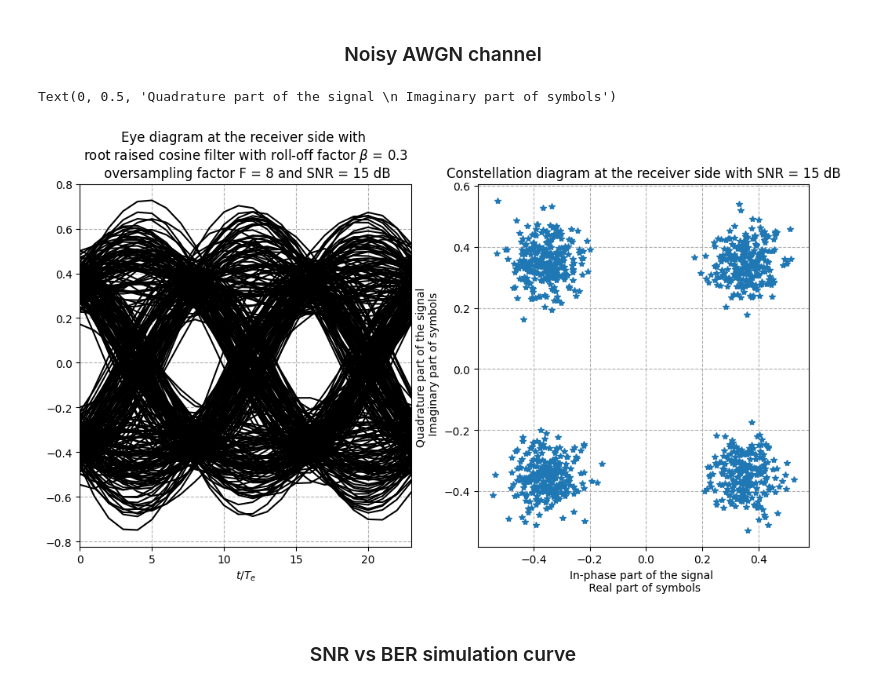
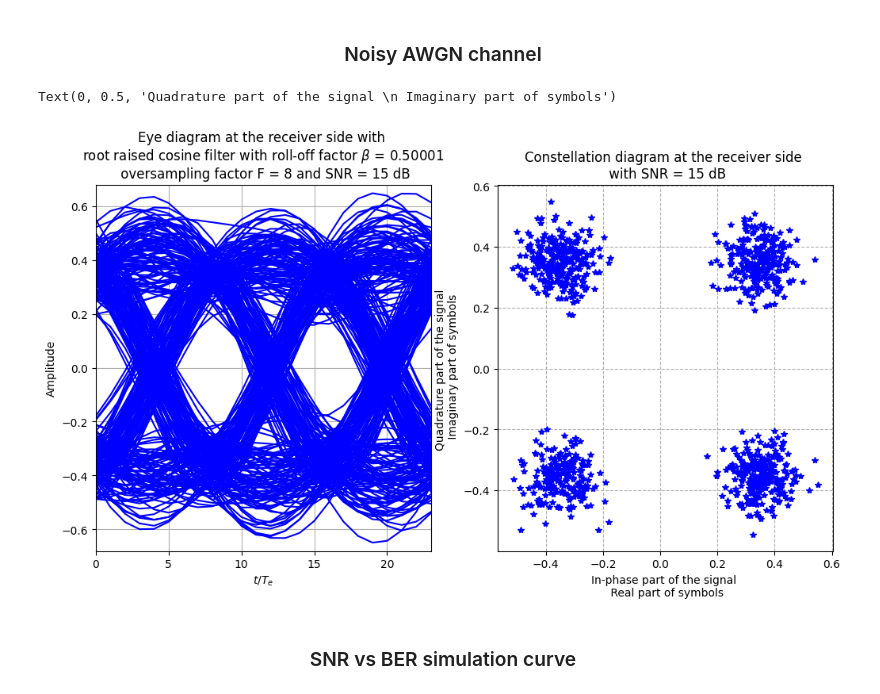
Before and after one commit to HamidMahamat/Receiver-for-digital-communication, a Jupyter notebook: main.ipynb, the cells around one changed output. Saved outputs shown, nothing was run; the diff lists cells and outputs as text; code cells hidden in the pictures.

```diff
--- a/main.ipynb
+++ b/main.ipynb
@@ -7,9 +7,10 @@ from utils import *
 # Parameters
 L = 1000    # Number of bits divided by n which is number of bit/symbol associated with the modulation scheme
 F = 8       # Oversampling factor
-fe = 48e3   # Sampling frequency
-Ω =  3
-β = 0.3     # Roll-off factor
+fe = 48e3   #  Sampling frequency
+# fs = fe/F   # payload Sampling frequency
+Ω =  4
+β = 0.50001     # Roll-off factor
 A = 1       # Signal amplitude
 Δ = 1       # Filter energy normalization factor
 SNR = 15    # Signal to noise ratio
@@ -110,25 +113,5 @@ Text(0.5, 1.0, 'Eye diagram at the receiver side with \nroot raised cosine filte
 # %% [markdown]
 ### <center/> Synchronization
-# %%
-def sychronization(s_hr, idx_start, d, F):
-    """
-    Parameters
-    ----------
-    s_hr : np.ndarray complex (N,1)
-        output of reception filter.
-    idx_start : int
-        index to start the clock.
-    d : np.ndarray complex (L,1)
-        sequence of mapped symbols.
-    F : int
-        oversampling factor.
-    Returns
-    -------
-    return synchronized sampled symbols.
-    """
-    s_hr_ech = s_hr[idx_start::F]
-    s_hr_ech = s_hr_ech[F -2- (idx_start//F)  :  F-2 - (idx_start//F) + len(d)]
-    return s_hr_ech
 # %%
 # selection of the samples
 idx_start = 0
@@ -177,24 +162,26 @@ np.True_
 # %%
 var = (A*Δ/2)**2 * 10 ** (-SNR/10)
 z = AWGN(Δ, var, s_he)
 s_hr = np.convolve(z, he)
 
 plt.figure(figsize=(12,6))
 plt.subplot(1,2,1)
-_ = eye_diagram(s_hr, 3, F, Ω)
-plt.title("Eye diagram at the receiver side with \n"+fr"root raised cosine filter with roll-off factor $\beta$ = {β}"+ "\n"+fr" oversampling factor F = {F} and SNR = {SNR} dB")
+eye_diagram(s_hr, F, len(he), window_limit = 3)
+plt.title("Eye diagram at the receiver side with \n"
++fr"root raised cosine filter with roll-off factor $\beta$ = {β}"+ "\n"
++fr" oversampling factor F = {F} and SNR = {SNR} dB")
 
 plt.subplot(1,2,2)
 idx_start = 0
-s_hr_ech = sychronization(s_hr, idx_start, d, F)
-plt.plot(np.real(s_hr_ech), np.imag(s_hr_ech) ,'*')
-plt.title("Constellation diagram at the receiver side with SNR = "+str(SNR)+" dB")
+s_hr_ech = sychronization(s_hr, idx_start, F, len(he), d)
+plt.plot(np.real(s_hr_ech), np.imag(s_hr_ech) ,'*b')
+plt.title("Constellation diagram at the receiver side \n with SNR = "+str(SNR)+" dB")
 plt.grid(linestyle='--')
 plt.xlabel("In-phase part of the signal \n Real part of symbols")
 plt.ylabel("Quadrature part of the signal \n Imaginary part of symbols")
 # %% [output]
 Text(0, 0.5, 'Quadrature part of the signal \n Imaginary part of symbols')
-[figure, old version]
+[figure, new version]
 # %% [markdown]
 ### <center/> SNR vs BER simulation curve
 # %%
```
Also changed, not shown: parts of 19 cells of this notebook, 1 other file.
